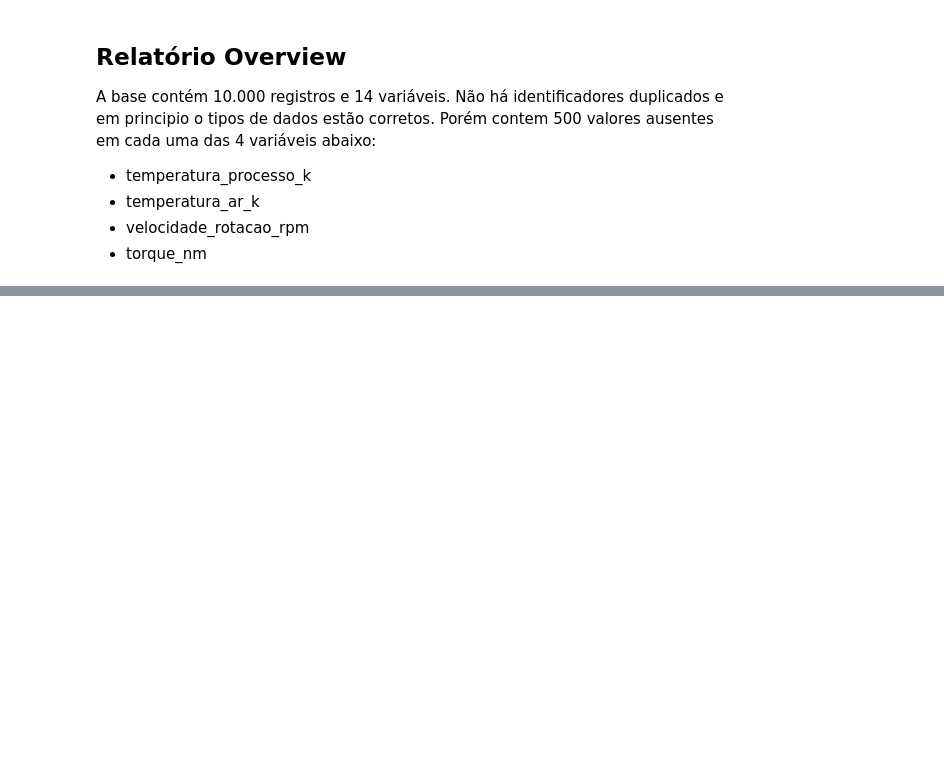
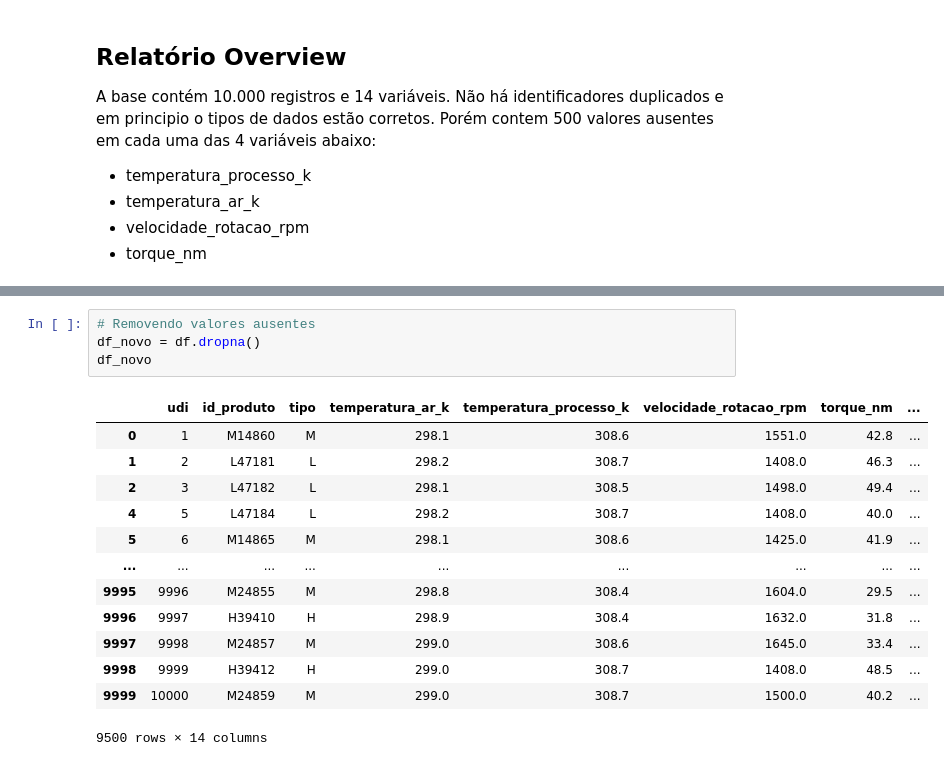
Before and after one commit to JeanKahlilR/Antecipa_Pro-Linha, a Jupyter notebook: notebooks/sanitização_Raw-Silver.ipynb, the cells around one changed output, grey strips where cells are left out. Cells and saved outputs as stored; diff of their text form; blank space fills up the shorter version.

```diff
--- a/notebooks/sanitização_Raw-Silver.ipynb
+++ b/notebooks/sanitização_Raw-Silver.ipynb
@@ -138,0 +197,18 @@ A base contém 10.000 registros e 14 variáveis. Não há identificadores duplic
+# %%
+# Removendo valores ausentes
+df_novo = df.dropna()
+df_novo
+# %% [output]
+|  | udi | id_produto | tipo | temperatura_ar_k | temperatura_processo_k | velocidade_rotacao_rpm | torque_nm | ... |
+| 0 | 1 | M14860 | M | 298.1 | 308.6 | 1551.0 | 42.8 | ... |
+| 1 | 2 | L47181 | L | 298.2 | 308.7 | 1408.0 | 46.3 | ... |
+| 2 | 3 | L47182 | L | 298.1 | 308.5 | 1498.0 | 49.4 | ... |
+| 4 | 5 | L47184 | L | 298.2 | 308.7 | 1408.0 | 40.0 | ... |
+| 5 | 6 | M14865 | M | 298.1 | 308.6 | 1425.0 | 41.9 | ... |
+| ... | ... | ... | ... | ... | ... | ... | ... | ... |
+| 9995 | 9996 | M24855 | M | 298.8 | 308.4 | 1604.0 | 29.5 | ... |
+| 9996 | 9997 | H39410 | H | 298.9 | 308.4 | 1632.0 | 31.8 | ... |
+| 9997 | 9998 | M24857 | M | 299.0 | 308.6 | 1645.0 | 33.4 | ... |
+| 9998 | 9999 | H39412 | H | 299.0 | 308.7 | 1408.0 | 48.5 | ... |
+| 9999 | 10000 | M24859 | M | 299.0 | 308.7 | 1500.0 | 40.2 | ... |
+9500 rows × 14 columns
```
Also changed, not shown: parts of 8 cells of this notebook.
